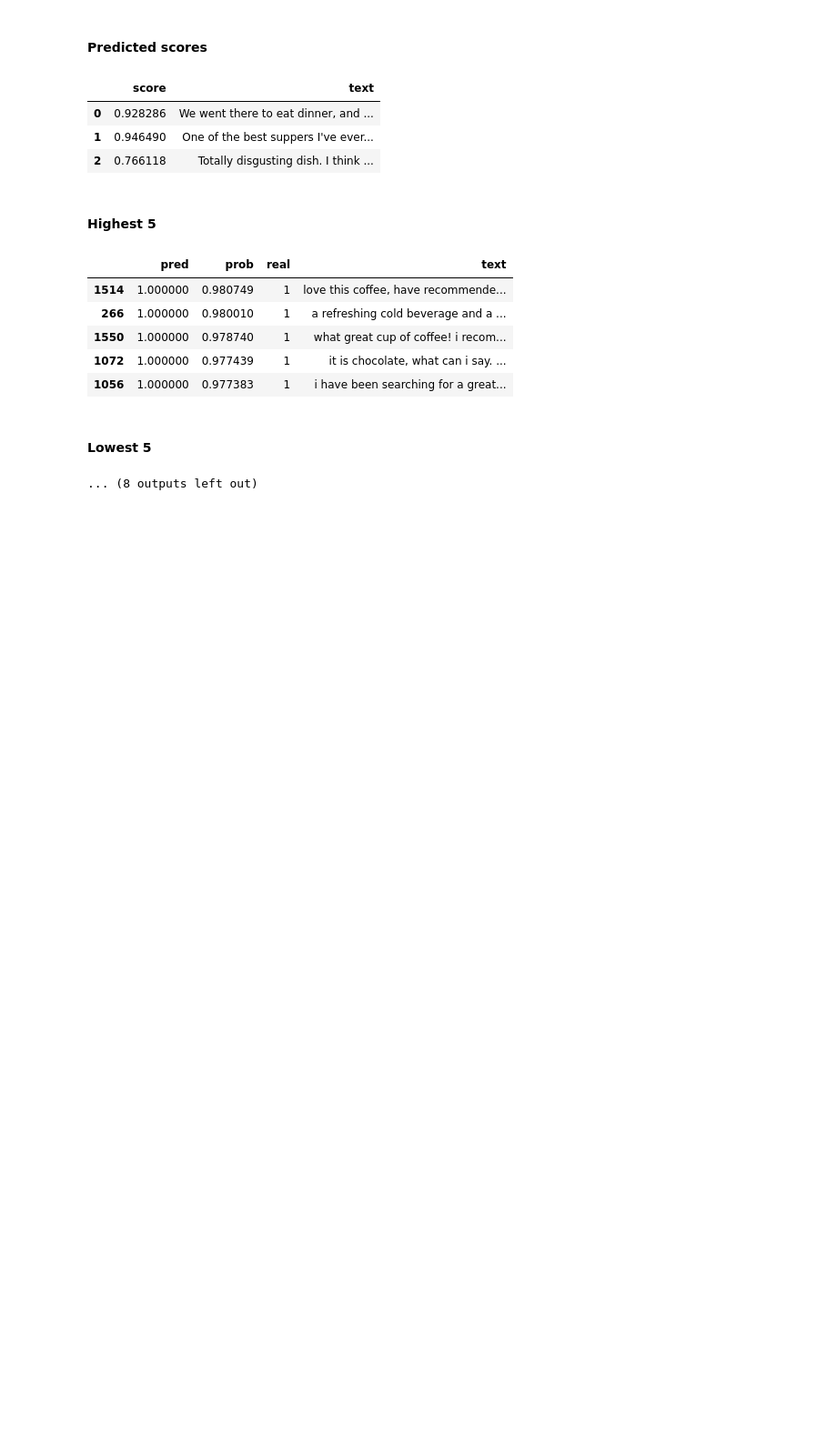
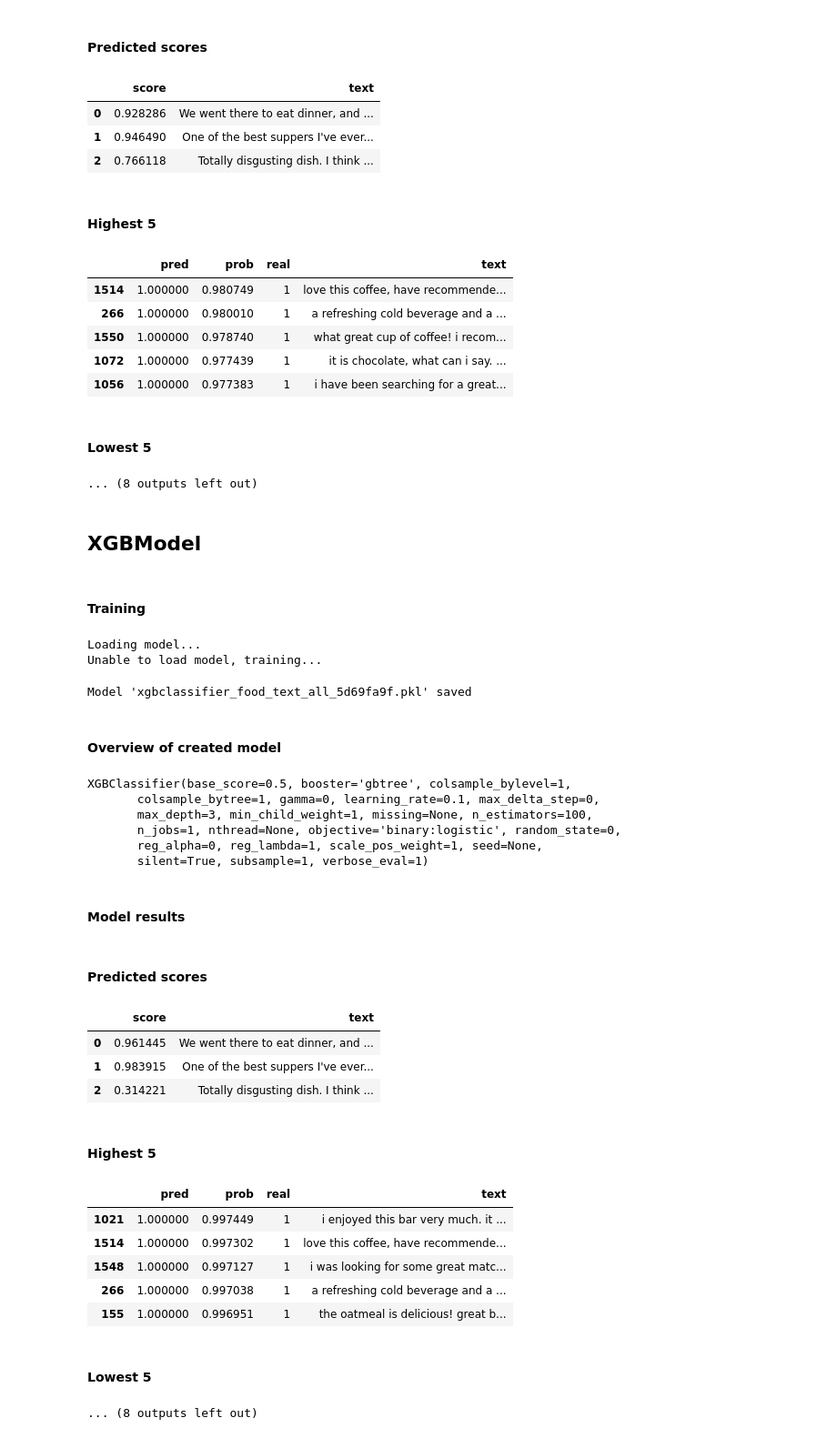
Before and after one commit to Valian/nlp-sentiment-analysis, a Jupyter notebook: src/text_sentiment_analysis_food.ipynb, the cells around one changed output. Shown: that part at 91% size. Saved outputs shown, nothing was run; the diff lists cells and outputs as text; code cells hidden in the pictures; blank space fills up the shorter version.

Commit message:
description of model

```diff
--- a/src/text_sentiment_analysis_food.ipynb
+++ b/src/text_sentiment_analysis_food.ipynb
@@ -605,3 +605,51 @@ GradientBoostingClassifier(criterion='friedman_mse', init=None,
 | 1056 | 1.000000 | 0.977383 | 1 | i have been searching for a great... |
 #### Lowest 5
 ... (8 outputs left out)
+# %%
+xgb_limit = min(50000, len(X_sklearn_preprocessed))
+xgb_model = models.XGBModel(
+    nlp, dataset_id, verbose_eval=1
+)
+
+accuracy = train_model_and_display_results(
+    xgb_model,
+    X_sklearn_preprocessed[:xgb_limit],
+    y_train[:xgb_limit],
+    preprocessed=True
+)
+
+if SAVE_IN_STORE:
+    store.add_model(xgb_model, "xgboost_food", "Food Reviews XGBoost", metadata={
+        'Dataset': 'Amazon Fine Food Reviews',
+        'Training samples': xgb_limit,
+        'Accuracy': accuracy,
+        'Description': "XGBoost using default parameters"
+    })
+# %% [output]
+## XGBModel
+#### Training
+Loading model...
+Unable to load model, training...
+Model 'xgbclassifier_food_text_all_5d69fa9f.pkl' saved
+#### Overview of created model
+XGBClassifier(base_score=0.5, booster='gbtree', colsample_bylevel=1,
+       colsample_bytree=1, gamma=0, learning_rate=0.1, max_delta_step=0,
+       max_depth=3, min_child_weight=1, missing=None, n_estimators=100,
+       n_jobs=1, nthread=None, objective='binary:logistic', random_state=0,
+       reg_alpha=0, reg_lambda=1, scale_pos_weight=1, seed=None,
+       silent=True, subsample=1, verbose_eval=1)
+#### Model results
+#### Predicted scores
+|  | score | text |
+| 0 | 0.961445 | We went there to eat dinner, and ... |
+| 1 | 0.983915 | One of the best suppers I've ever... |
+| 2 | 0.314221 | Totally disgusting dish. I think ... |
+#### Highest 5
+|  | pred | prob | real | text |
+| 1021 | 1.000000 | 0.997449 | 1 | i enjoyed this bar very much. it ... |
+| 1514 | 1.000000 | 0.997302 | 1 | love this coffee, have recommende... |
+| 1548 | 1.000000 | 0.997127 | 1 | i was looking for some great matc... |
+| 266 | 1.000000 | 0.997038 | 1 | a refreshing cold beverage and a ... |
+| 155 | 1.000000 | 0.996951 | 1 | the oatmeal is delicious! great b... |
+#### Lowest 5
+... (8 outputs left out)
```
Also changed, not shown: 2 other files.
